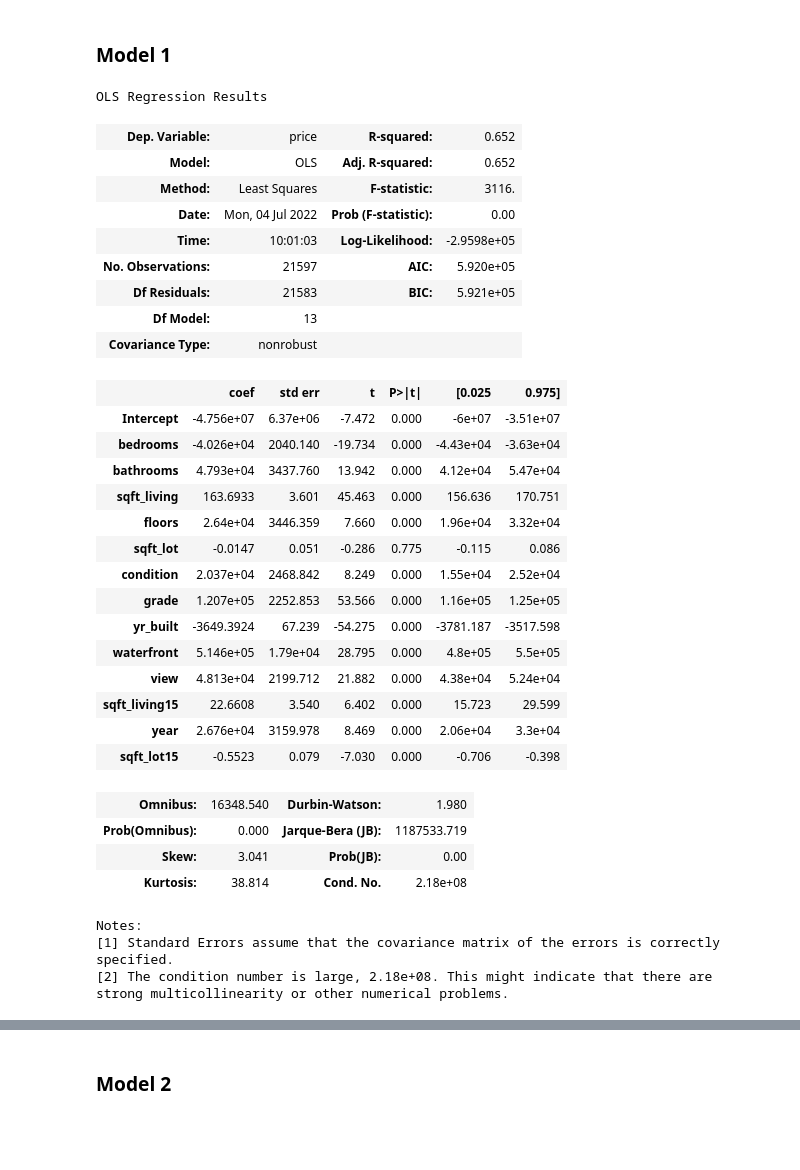
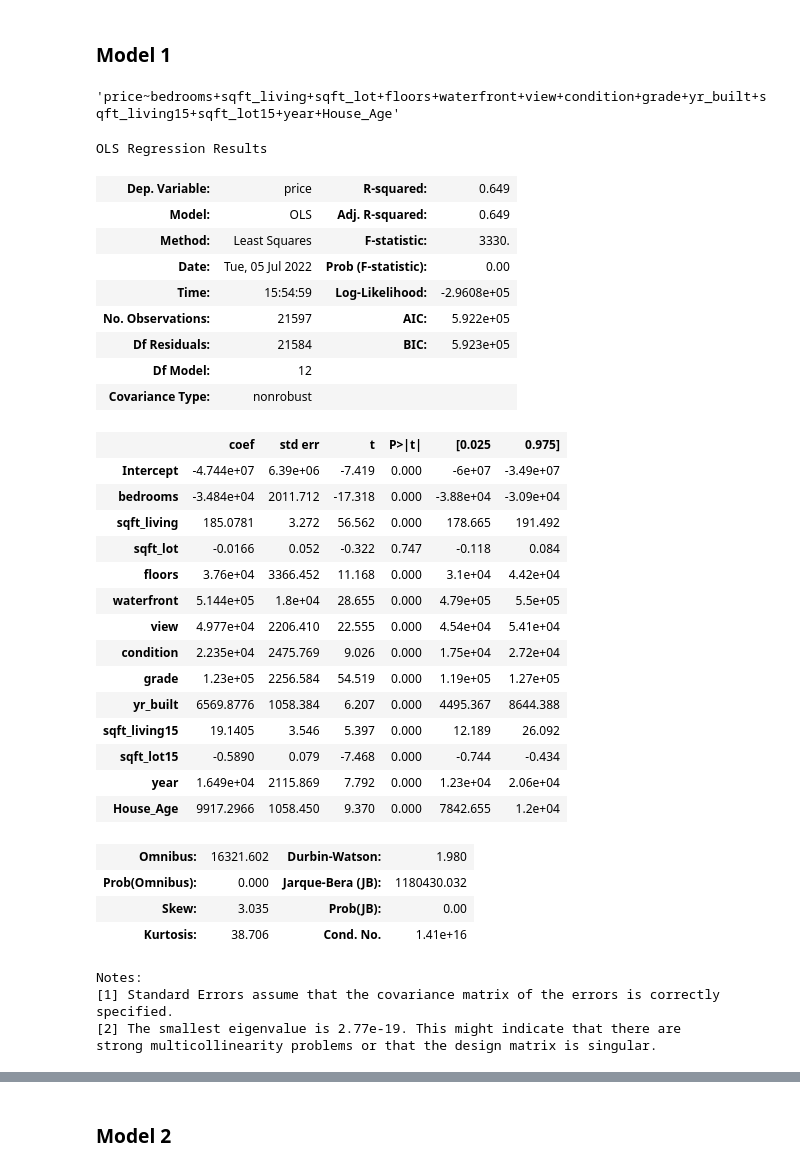
Before and after one commit to oscar066/Modelling_House_Sales, a Jupyter notebook: index.ipynb, the cells around one changed output, grey strips where cells are left out. Saved outputs shown, nothing was run; the diff lists cells and outputs as text; code cells hidden in the pictures; blank space fills up the shorter version.

Commit message:
Model rework

```diff
--- a/index.ipynb
+++ b/index.ipynb
@@ -722,0 +665,3 @@ Name: floors, Length: 21597, dtype: float64
+# %%
+df_one = df
+df_one
@@ -756,42 +1260,51 @@ Index(['price', 'bedrooms', 'bathrooms', 'sqft_living', 'sqft_lot', 'floors',
       dtype='object')
 # %% [markdown]
 ### Model 1
+# %%
+target = 'price'
+predictor_df = df_one.drop(['price', ], axis = 1)
+predictor_variables = "+".join(predictor_df.columns)
+formula_1 = target + '~' + predictor_variables
+# %%
+formula_1
+# %% [output]
+'price~bedrooms+sqft_living+sqft_lot+floors+waterfront+view+condition+grade+yr_built+sqft_living15+sqft_lot15+year+House_Age'
 # %%
 from statsmodels.formula.api import ols
-formula = "price ~ bedrooms+bathrooms+sqft_living+floors+sqft_lot+condition+grade+yr_built+waterfront+view+sqft_living15+year+sqft_lot15"
-model = ols(formula= formula, data=df).fit()
-model.summary()
+
+model_1 = ols(formula= formula_1, data=df_one).fit()
+model_1.summary()
 # %% [output]
 OLS Regression Results
-| Dep. Variable: | price | R-squared: | 0.652 |
-| Model: | OLS | Adj. R-squared: | 0.652 |
-| Method: | Least Squares | F-statistic: | 3116. |
-| Date: | Mon, 04 Jul 2022 | Prob (F-statistic): | 0.00 |
-| Time: | 10:01:03 | Log-Likelihood: | -2.9598e+05 |
-| No. Observations: | 21597 | AIC: | 5.920e+05 |
-| Df Residuals: | 21583 | BIC: | 5.921e+05 |
-| Df Model: | 13 |  |  |
+| Dep. Variable: | price | R-squared: | 0.649 |
+| Model: | OLS | Adj. R-squared: | 0.649 |
+| Method: | Least Squares | F-statistic: | 3330. |
+| Date: | Tue, 05 Jul 2022 | Prob (F-statistic): | 0.00 |
+| Time: | 15:54:59 | Log-Likelihood: | -2.9608e+05 |
+| No. Observations: | 21597 | AIC: | 5.922e+05 |
+| Df Residuals: | 21584 | BIC: | 5.923e+05 |
+| Df Model: | 12 |  |  |
 | Covariance Type: | nonrobust |  |  |
 |  | coef | std err | t | P>|t| | [0.025 | 0.975] |
-| Intercept | -4.756e+07 | 6.37e+06 | -7.472 | 0.000 | -6e+07 | -3.51e+07 |
-| bedrooms | -4.026e+04 | 2040.140 | -19.734 | 0.000 | -4.43e+04 | -3.63e+04 |
-| bathrooms | 4.793e+04 | 3437.760 | 13.942 | 0.000 | 4.12e+04 | 5.47e+04 |
-| sqft_living | 163.6933 | 3.601 | 45.463 | 0.000 | 156.636 | 170.751 |
-| floors | 2.64e+04 | 3446.359 | 7.660 | 0.000 | 1.96e+04 | 3.32e+04 |
-| sqft_lot | -0.0147 | 0.051 | -0.286 | 0.775 | -0.115 | 0.086 |
-| condition | 2.037e+04 | 2468.842 | 8.249 | 0.000 | 1.55e+04 | 2.52e+04 |
-| grade | 1.207e+05 | 2252.853 | 53.566 | 0.000 | 1.16e+05 | 1.25e+05 |
-| yr_built | -3649.3924 | 67.239 | -54.275 | 0.000 | -3781.187 | -3517.598 |
-| waterfront | 5.146e+05 | 1.79e+04 | 28.795 | 0.000 | 4.8e+05 | 5.5e+05 |
-| view | 4.813e+04 | 2199.712 | 21.882 | 0.000 | 4.38e+04 | 5.24e+04 |
-| sqft_living15 | 22.6608 | 3.540 | 6.402 | 0.000 | 15.723 | 29.599 |
-| year | 2.676e+04 | 3159.978 | 8.469 | 0.000 | 2.06e+04 | 3.3e+04 |
-| sqft_lot15 | -0.5523 | 0.079 | -7.030 | 0.000 | -0.706 | -0.398 |
+| Intercept | -4.744e+07 | 6.39e+06 | -7.419 | 0.000 | -6e+07 | -3.49e+07 |
+| bedrooms | -3.484e+04 | 2011.712 | -17.318 | 0.000 | -3.88e+04 | -3.09e+04 |
+| sqft_living | 185.0781 | 3.272 | 56.562 | 0.000 | 178.665 | 191.492 |
+| sqft_lot | -0.0166 | 0.052 | -0.322 | 0.747 | -0.118 | 0.084 |
+| floors | 3.76e+04 | 3366.452 | 11.168 | 0.000 | 3.1e+04 | 4.42e+04 |
+| waterfront | 5.144e+05 | 1.8e+04 | 28.655 | 0.000 | 4.79e+05 | 5.5e+05 |
+| view | 4.977e+04 | 2206.410 | 22.555 | 0.000 | 4.54e+04 | 5.41e+04 |
+| condition | 2.235e+04 | 2475.769 | 9.026 | 0.000 | 1.75e+04 | 2.72e+04 |
+| grade | 1.23e+05 | 2256.584 | 54.519 | 0.000 | 1.19e+05 | 1.27e+05 |
+| yr_built | 6569.8776 | 1058.384 | 6.207 | 0.000 | 4495.367 | 8644.388 |
+| sqft_living15 | 19.1405 | 3.546 | 5.397 | 0.000 | 12.189 | 26.092 |
+| sqft_lot15 | -0.5890 | 0.079 | -7.468 | 0.000 | -0.744 | -0.434 |
+| year | 1.649e+04 | 2115.869 | 7.792 | 0.000 | 1.23e+04 | 2.06e+04 |
+| House_Age | 9917.2966 | 1058.450 | 9.370 | 0.000 | 7842.655 | 1.2e+04 |
-| Omnibus: | 16348.540 | Durbin-Watson: | 1.980 |
-| Prob(Omnibus): | 0.000 | Jarque-Bera (JB): | 1187533.719 |
-| Skew: | 3.041 | Prob(JB): | 0.00 |
-| Kurtosis: | 38.814 | Cond. No. | 2.18e+08 |
+| Omnibus: | 16321.602 | Durbin-Watson: | 1.980 |
+| Prob(Omnibus): | 0.000 | Jarque-Bera (JB): | 1180430.032 |
+| Skew: | 3.035 | Prob(JB): | 0.00 |
+| Kurtosis: | 38.706 | Cond. No. | 1.41e+16 |
 Notes:
 [1] Standard Errors assume that the covariance matrix of the errors is correctly specified.
-[2] The condition number is large, 2.18e+08. This might indicate that there are
-strong multicollinearity or other numerical problems.
+[2] The smallest eigenvalue is 2.77e-19. This might indicate that there are
+strong multicollinearity problems or that the design matrix is singular.
```
Also changed, not shown: parts of 85 cells of this notebook, 7 other files.
